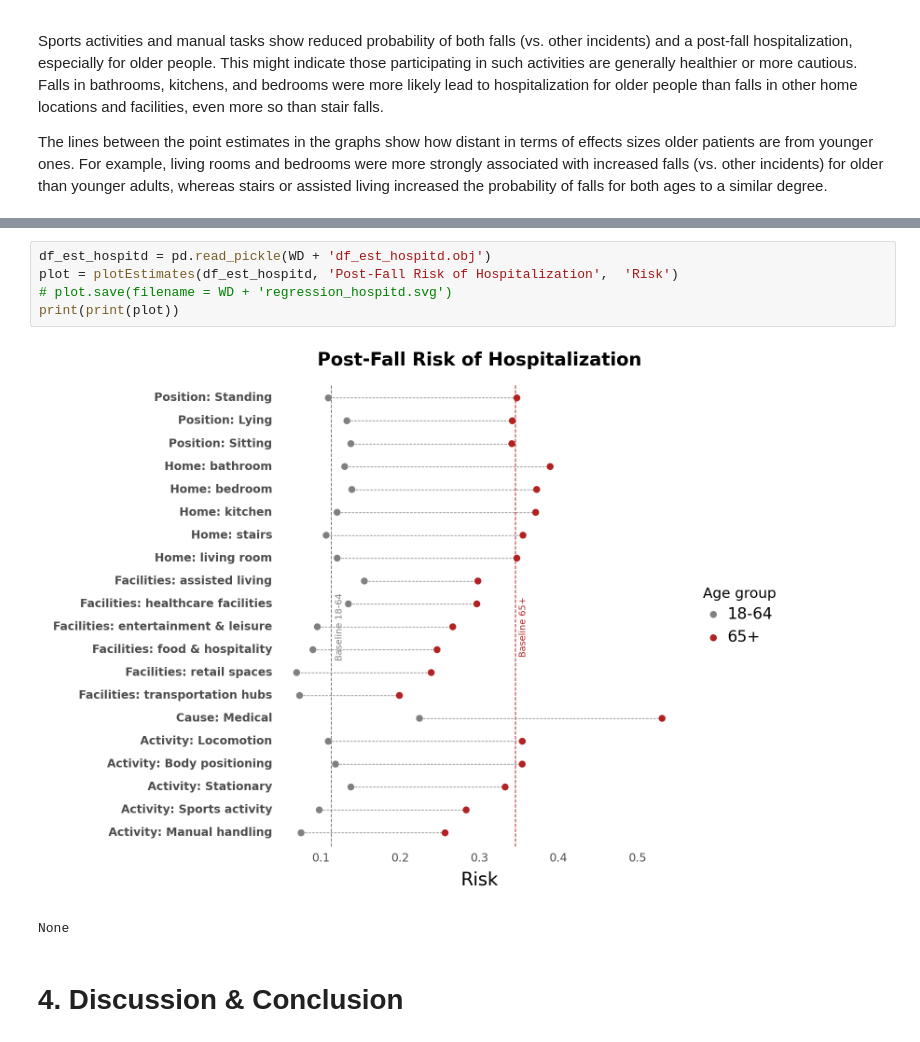
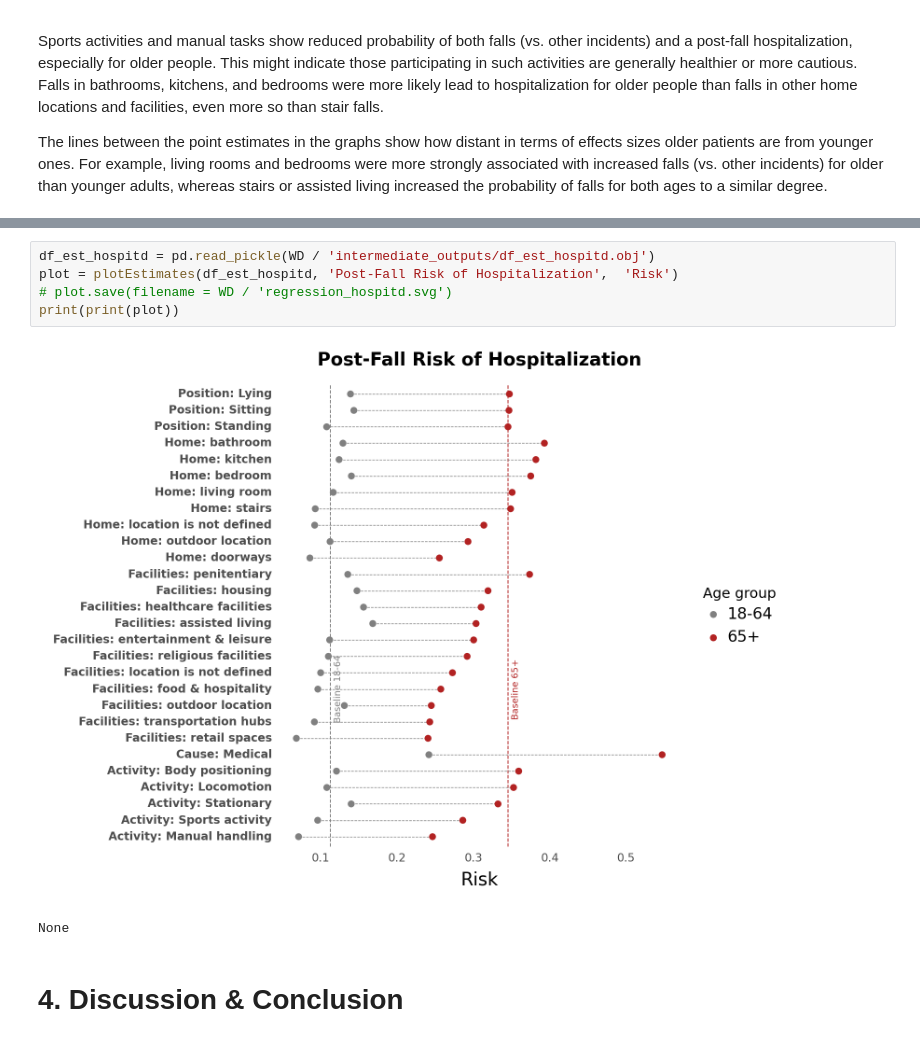
Before and after one commit to drivendataorg/unsupervised-wisdom, a Jupyter notebook: 1st Place/notebooks/notebook.ipynb, the cells around one changed output, grey strips where cells are left out. Drawn from its saved outputs; the diff is of its cells as text.

```diff
--- a/1st Place/notebooks/notebook.ipynb
+++ b/1st Place/notebooks/notebook.ipynb
@@ -1628,10 +1602,10 @@ print(plot)
 # %%
-df_est_hospitd = pd.read_pickle(WD + 'df_est_hospitd.obj')
+df_est_hospitd = pd.read_pickle(WD / 'intermediate_outputs/df_est_hospitd.obj')
 plot = plotEstimates(df_est_hospitd, 'Post-Fall Risk of Hospitalization',  'Risk')
-# plot.save(filename = WD + 'regression_hospitd.svg')
+# plot.save(filename = WD / 'regression_hospitd.svg')
 print(print(plot))
 # %% [output]
-[figure, old version]
+[figure, new version]
 None
 # %% [markdown]
 # 4. Discussion & Conclusion
```
Also changed, not shown: parts of 21 cells of this notebook, 1 other file.
